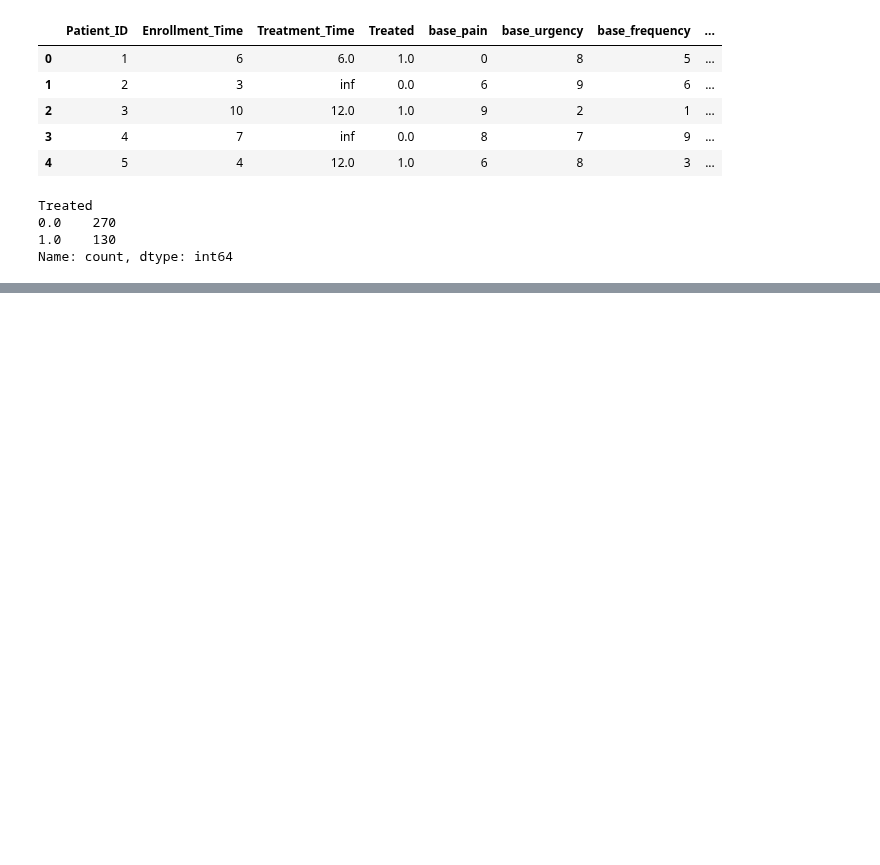
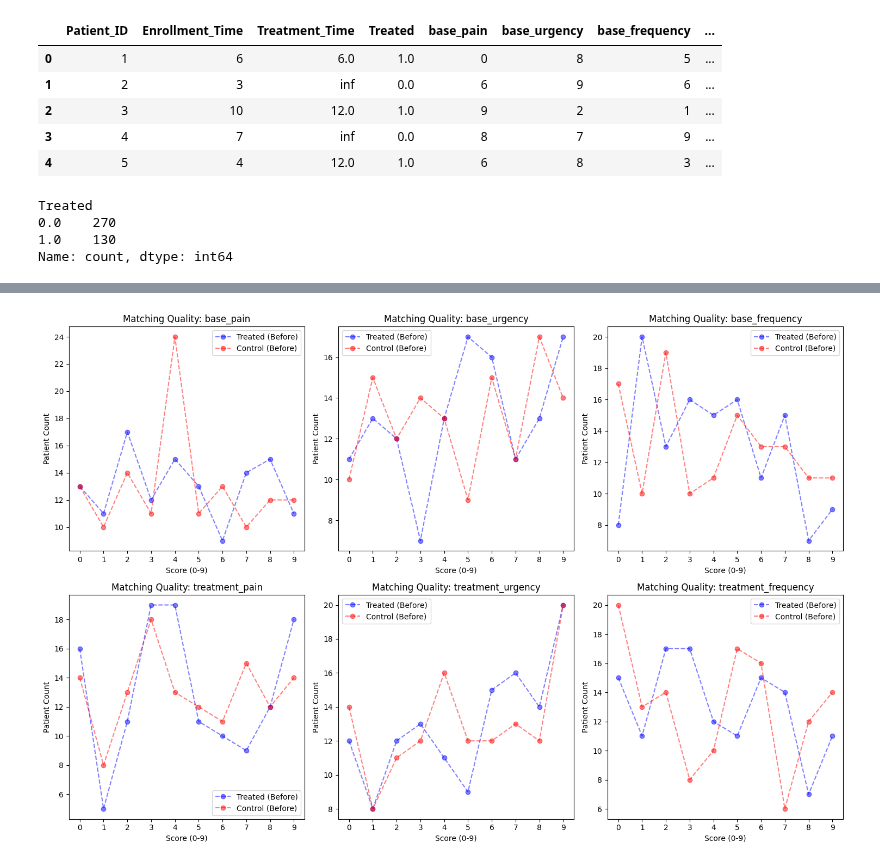
Before and after one commit to rieljasperapos/Assignment_1_Data_Analytics, a Jupyter notebook: balanced-risk-set-matching.ipynb, the cells around one changed output, grey strips where cells are left out. Drawn from its saved outputs; the diff is of its cells as text; code cells hidden in the pictures; blank space fills up the shorter version.

```diff
--- a/balanced-risk-set-matching.ipynb
+++ b/balanced-risk-set-matching.ipynb
@@ -84,0 +211,18 @@ Name: count, dtype: int64
+# %%
+# Extract matched treated and control patients
+matched_treated = df.loc[matched_pairs["Treated_Patient"]]
+matched_control = df.loc[matched_pairs["Control_Patient"]]
+
+# Compute Standardized Mean Differences (SMD)
+smd_values = compute_smd(matched_treated, matched_control, covariates)
+
+# Display SMD results
+print("\nStandardized Mean Differences (SMD) for Matched Data:")
+for cov, smd in smd_values.items():
+    print(f"{cov}: {smd:.3f}")
+
+# Check p-values using t-tests
+print("\nT-test results (p-values) for matched groups:")
+for cov in covariates:
+    _, p_value = ttest_ind(matched_treated[cov], matched_control[cov], equal_var=False)
+    print(f"{cov}: p-value = {p_value:.3f}")
@@ -84,0 +245,33 @@ Name: count, dtype: int64
+# %%
+fig, axes = plt.subplots(2, 3, figsize=(15, 10))
+axes = axes.flatten()
+
+for i, cov in enumerate(covariates):
+    # Get distributions
+    treated_before = df[df["Treated"] == 1][cov].value_counts().sort_index()
+    control_before = df[df["Treated"] == 0][cov].value_counts().sort_index()
+    treated_after = matched_treated[cov].value_counts().sort_index()
+    control_after = matched_control[cov].value_counts().sort_index()
+
+    # Reindex for consistency
+    index_range = range(10)
+    treated_before = treated_before.reindex(index_range, fill_value=0)
+    control_before = control_before.reindex(index_range, fill_value=0)
+    treated_after = treated_after.reindex(index_range, fill_value=0)
+    control_after = control_after.reindex(index_range, fill_value=0)
+
+    # Plot as line plots
+    axes[i].plot(index_range, treated_after, marker="o", linestyle="--", color="blue", alpha=0.5, label="Treated (Before)")
+    axes[i].plot(index_range, control_after, marker="o", linestyle="--", color="red", alpha=0.5, label="Control (Before)")
+
+    # Formatting
+    axes[i].set_title(f"Matching Quality: {cov}")
+    axes[i].set_xlabel("Score (0-9)")
+    axes[i].set_ylabel("Patient Count")
+    axes[i].set_xticks(index_range)
+    axes[i].legend()
+
+plt.tight_layout()
+plt.show()
+# %% [output]
+[figure, added]
```
Also changed, not shown: parts of 9 cells of this notebook.
